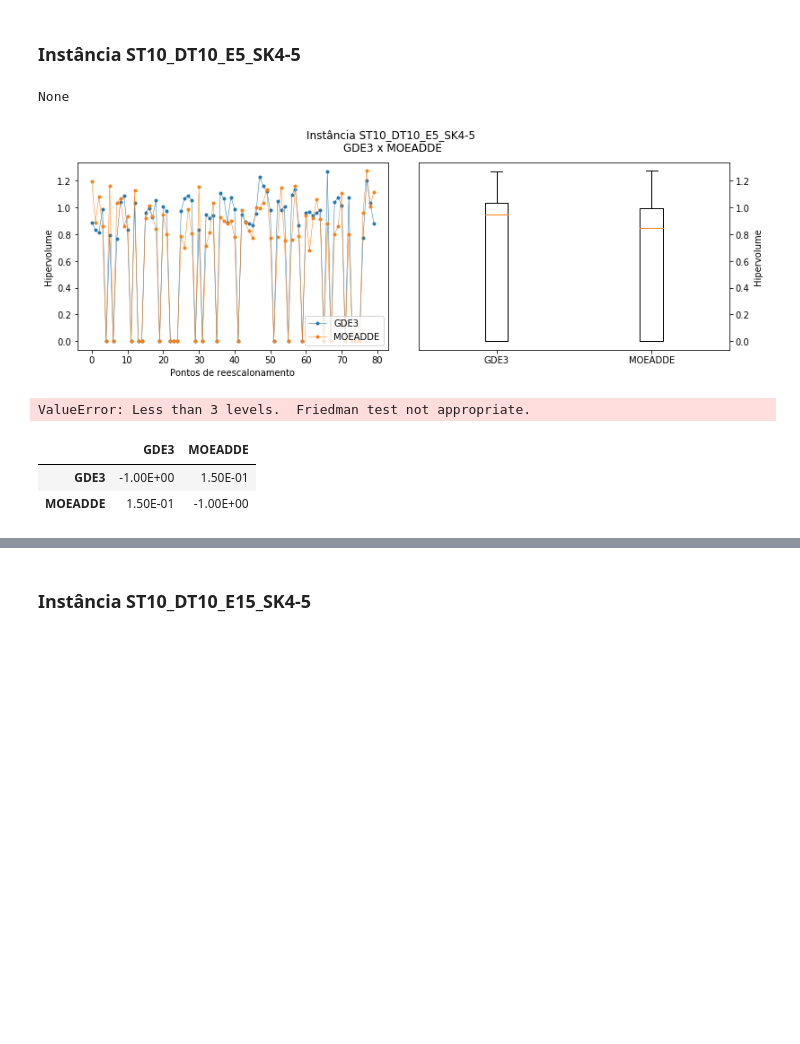
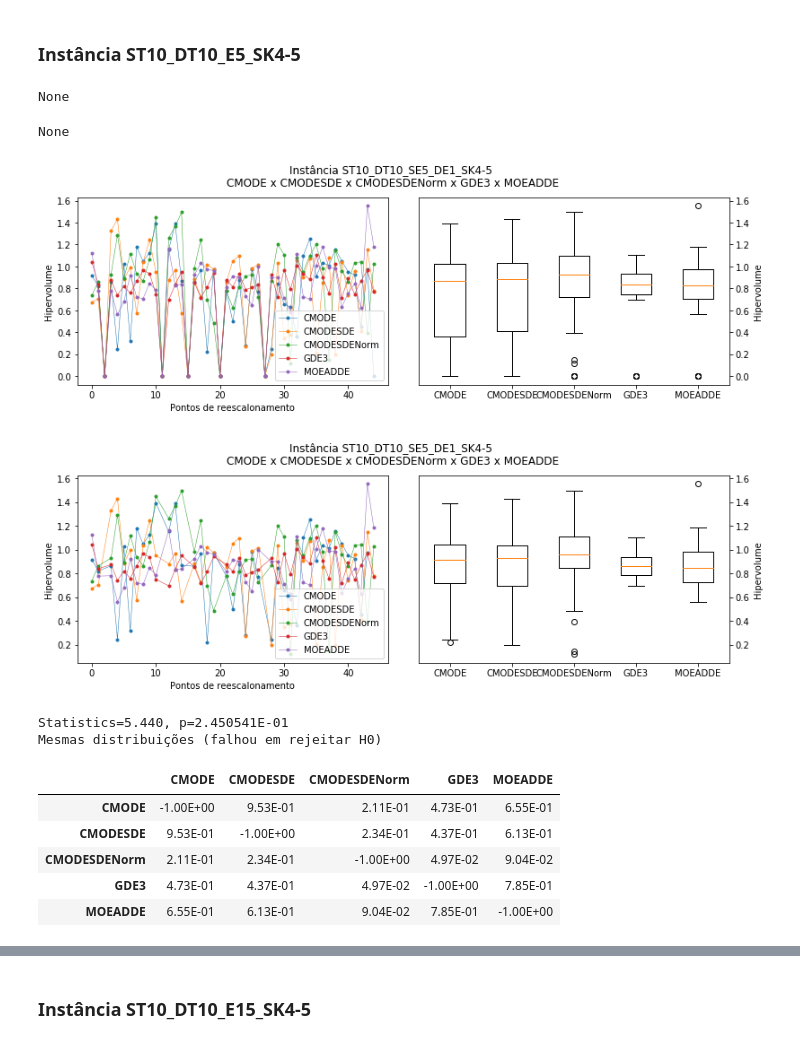
Before and after one commit to Mikaelbad12/spsp-jmetal, a Jupyter notebook: dspsp-analysis/rq2_all_algorithms.ipynb, the cells around one changed output, grey strips where cells are left out. Drawn from its saved outputs; the diff is of its cells as text; code cells hidden in the pictures; blank space fills up the shorter version.

Commit message:
correcoes do modelo extendido, ajuste do CMODE e inclusao do CMODE dinamico

```diff
--- a/dspsp-analysis/rq2_all_algorithms.ipynb
+++ b/dspsp-analysis/rq2_all_algorithms.ipynb
@@ -37,6 +37,17 @@ def hv_measures(data, grouping="event", limit=None):
         measures[inst] = {}
         for alg in algorithm_ids:
             measures[inst][alg] = hv_mean(data, inst, alg, grouping)[:limit]
+    return measures
+
+def hv_measures_nonzero(data, grouping="event", limit=None):
+    instance_ids = list(data.instance.unique())
+    algorithm_ids = list(data.algorithm.unique())
+    measures = {}
+    for inst in instance_ids:
+        measures[inst] = {}
+        for alg in algorithm_ids:
+            mean = hv_mean(data, inst, alg, grouping)[:limit]
+            measures[inst][alg] = mean[mean.hypervolume != 0]
     return measures
 
 
@@ -90,22 +104,31 @@ mean_hv.pivot(index='algorithm', columns='instance')
 # %%
 hv_execution = hv_measures(data, grouping="execution")
-hv_event = hv_measures(data, limit=80)
+hv_event = hv_measures(data, limit=45)
+
+hv_event_nonzero = hv_measures_nonzero(data, limit=45)
+#print(hv_event_nonzero)
 # %% [markdown]
 ## Comparação entre os algoritmos SEM o uso de estratégias dinâmicas
 # %% [markdown]
 ### Instância ST10_DT10_E5_SK4-5
 # %%
-inst = "ST10_DT10_E5_SK4-5"
-algorithms = ["GDE3", "MOEADDE", "GDE3Dynamic", "MOEADDEDynamic"]
+inst = "ST10_DT10_SE5_DE1_SK4-5"
+algorithms = ["CMODE", "CMODESDE", "CMODESDENorm", "GDE3", "MOEADDE"]
 
+#print(hv_event[hv_event[inst][alg].hypervolume != 0])
 datasets = [hv_event[inst][alg].hypervolume for alg in algorithms]
+
+#print(*datasets)
 
 # display(plot_hv(hv_event, inst, algorithms))
 # display(boxplot_hv(hv_event, inst, algorithms))
 display(combined_plot_hv(hv_event, inst, algorithms))
+display(combined_plot_hv(hv_event_nonzero, inst, algorithms))
 # %% [output]
 None
+None
-[figure, old version]
+[figure, new version]
+[figure, added]
 # %%
 stat, p = friedmanchisquare(*datasets)
 print('Statistics=%.3f, p=%6E' % (stat, p))
@@ -114,16 +137,20 @@ if p > alpha:
 else:
     print('Distribuições diferentes (rejeitar H0)')
 # %% [output]
-ValueError: Less than 3 levels.  Friedman test not appropriate.
+Statistics=5.440, p=2.450541E-01
+Mesmas distribuições (falhou em rejeitar H0)
 # %%
 df = pd.DataFrame({alg: hv_event[inst][alg].hypervolume for alg in algorithms})
 df = df.melt(var_name="algorithm", value_name="hypervolume")
 pc = sp.posthoc_conover(df, group_col="algorithm", val_col="hypervolume")
 pc
 # %% [output]
-|  | GDE3 | MOEADDE |
-| GDE3 | -1.00E+00 | 1.50E-01 |
-| MOEADDE | 1.50E-01 | -1.00E+00 |
+|  | CMODE | CMODESDE | CMODESDENorm | GDE3 | MOEADDE |
+| CMODE | -1.00E+00 | 9.53E-01 | 2.11E-01 | 4.73E-01 | 6.55E-01 |
+| CMODESDE | 9.53E-01 | -1.00E+00 | 2.34E-01 | 4.37E-01 | 6.13E-01 |
+| CMODESDENorm | 2.11E-01 | 2.34E-01 | -1.00E+00 | 4.97E-02 | 9.04E-02 |
+| GDE3 | 4.73E-01 | 4.37E-01 | 4.97E-02 | -1.00E+00 | 7.85E-01 |
+| MOEADDE | 6.55E-01 | 6.13E-01 | 9.04E-02 | 7.85E-01 | -1.00E+00 |
 # %%
 sp.sign_plot(pc, **heatmap_args)
 # %% [output]
```
Also changed, not shown: parts of 2 cells of this notebook, 20 other files.
